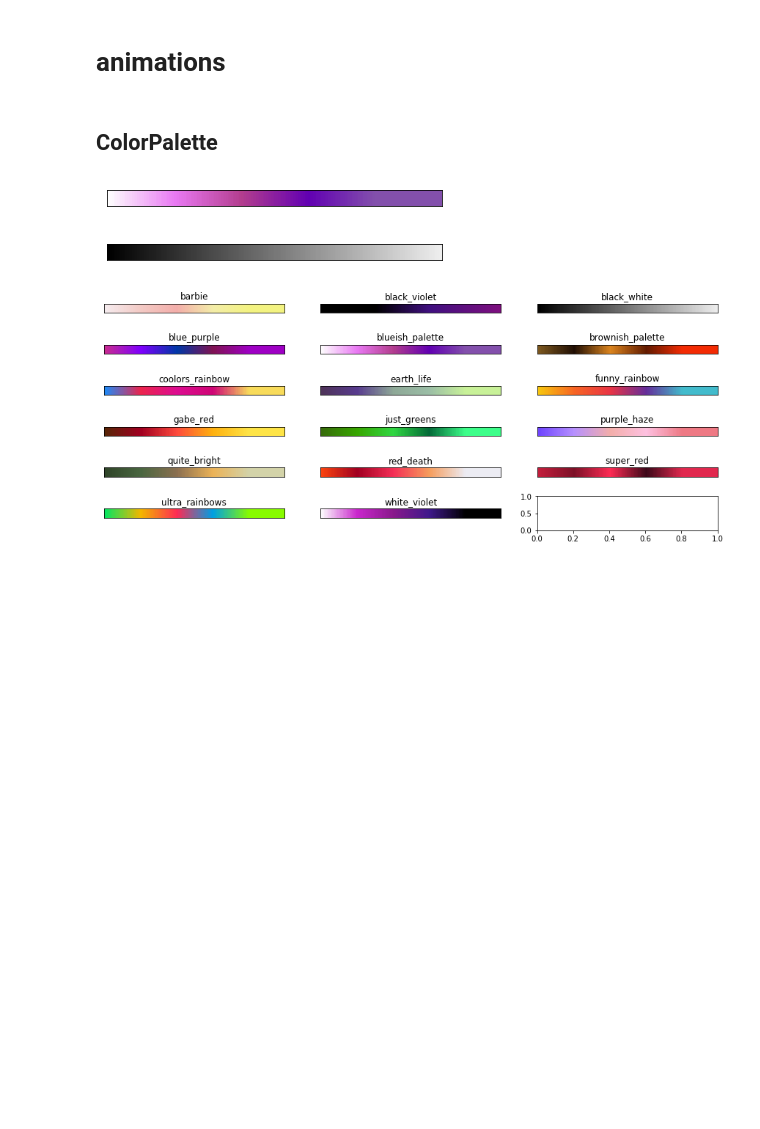
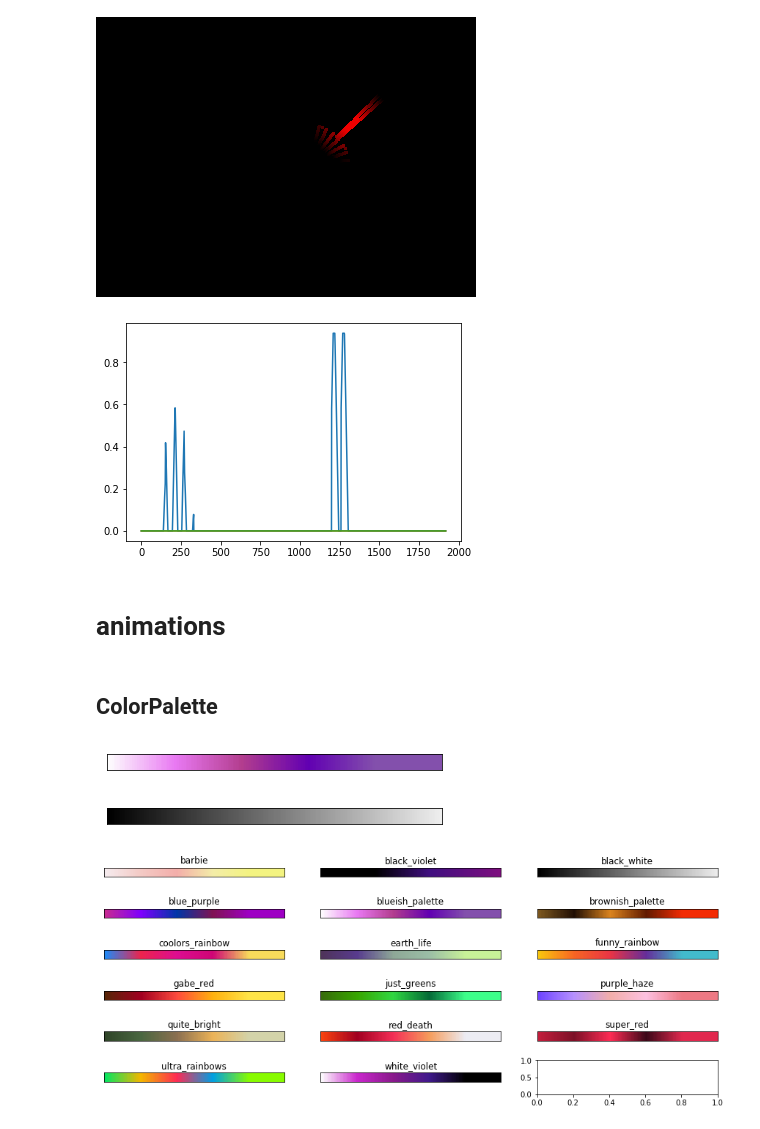
Before and after one commit to nuru-nu/moyo, a Jupyter notebook: notebooks/animations.ipynb, the cells around one changed output. Cells and saved outputs as stored; diff of their text form; code cells hidden in the pictures; blank space fills up the shorter version.

```diff
--- a/notebooks/animations.ipynb
+++ b/notebooks/animations.ipynb
@@ -6,6 +8,27 @@ assert sys.version.split('.')[0] == '3'
 # %%
 %load_ext autoreload
 %autoreload 2
+# %%
+heart_palette = P.parse_colors_hex([
+    (0, '000'),
+    (0.8, 'f00'),
+    (1, 'f00'),
+])
+
+
+x = (
+    A.Dist2D(phi=np.pi/4, r=1.5)
+    | S.Lin(1, -1)
+    | S.Lin(0, L.Named('heart'))
+    | C.Palette(heart_palette)
+)
+
+vs = x(heart=1)
+plt.plot(vs)
+DisplayS().draw(vs)
+# %% [output]
+[figure, added]
+[figure, added]
 # %%
 import collections, time
 
```
Also changed, not shown: parts of 5 cells of this notebook, 9 other files.
